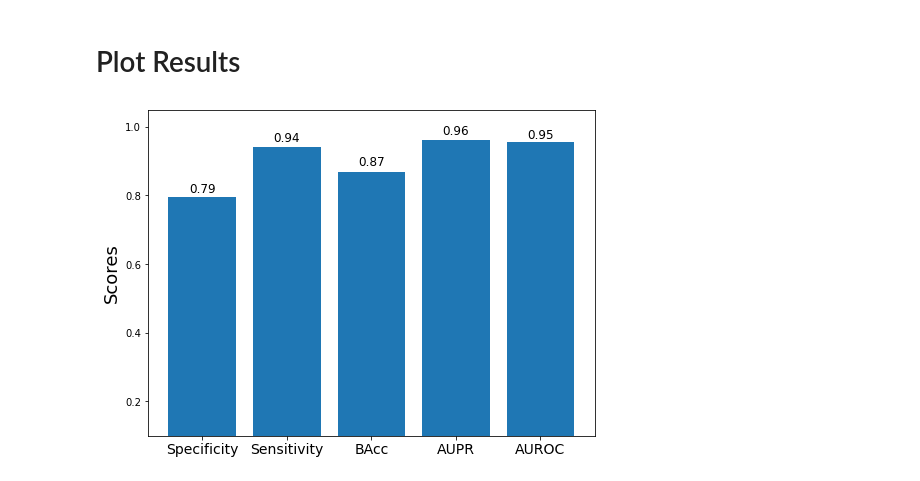
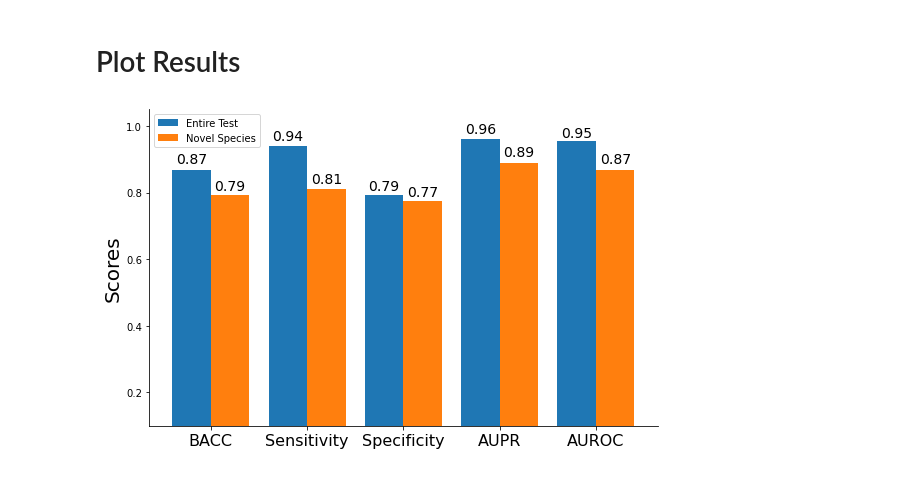
Before and after one commit to shakedna1/wspc_rep, a Jupyter notebook: Code/WSPC_train_pipeline.ipynb, the cells around one changed output. Saved outputs shown, nothing was run; the diff lists cells and outputs as text; code cells hidden in the pictures.

```diff
--- a/Code/WSPC_train_pipeline.ipynb
+++ b/Code/WSPC_train_pipeline.ipynb
@@ -369,7 +532,7 @@ len(test_species_not_in_train)
 # %%
 test_novel_genome_ids = [genome for genome in X_test_raw.index if get_first_tax_desc(genome, SPECIES) in test_species_not_in_train]
 # %%
-novel_species_results = train_and_predict.predict_and_print_results(X_test_raw[test_novel_genome_ids], y_test[test_novel_genome_ids], WSPC)
+novel_species_results = predict_and_print_results(X_test_raw[test_novel_genome_ids], y_test[test_novel_genome_ids], WSPC)
 # %% [output]
 false_positive: 7,total NHPs: 31
 false_negative: 6,total HPs: 32
@@ -448,5 +618,14 @@ def results_barplots(results, round_by=2):
     plt.show()
-# %%
-results_barplots(results)
-# %% [output]
-[figure, removed]
+# %%
+ENTIRE_TEST = 'Entire Test'
+NOVEL_SPECIES = 'Novel Species'
+# %%
+results_for_plot = {ENTIRE_TEST: results, NOVEL_SPECIES: novel_species_results}
+# %%
+bar_groups = [BACC, SEN, SPE, AUPR, AUROC]
+bars = [ENTIRE_TEST, NOVEL_SPECIES]
+
+fig_path = figs_output / 'wspc_test_results.pdf'
+create_grouped_barplots(results_for_plot, bar_groups, bars, out_path=fig_path, fig_size=(8, 5), bar_width=0.4, legend_loc='upper left', x_ticks_font_size=16)
+# %% [output]
+[figure, added]
```
Also changed, not shown: parts of 40 cells of this notebook, 1 other file.
